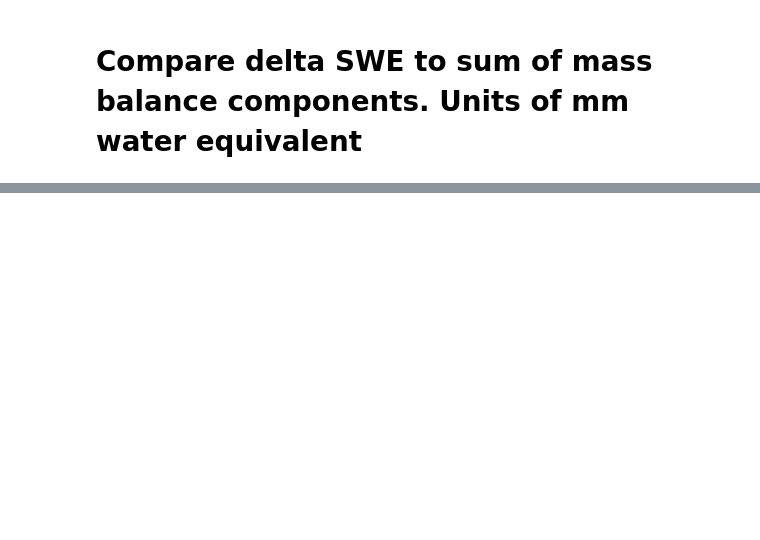
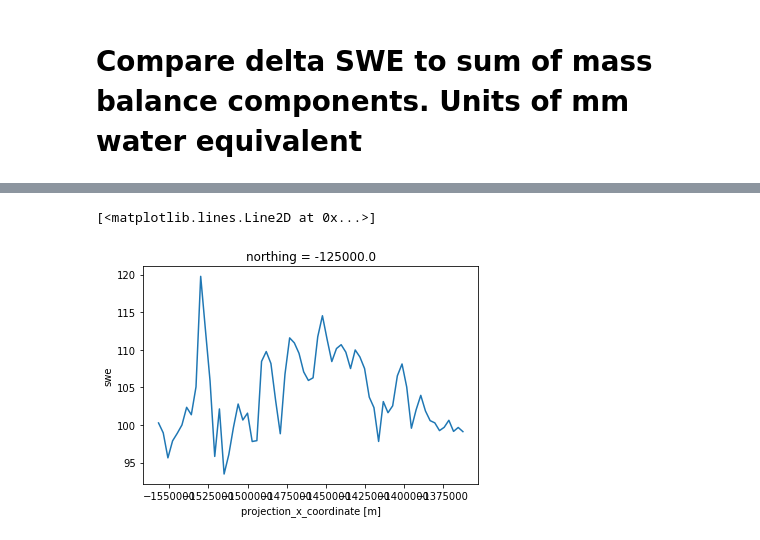
Before and after one commit to EricKeenan/SNOWPACK_WAIS, a Jupyter notebook: analysis/inspect_grid.ipynb, the cells around one changed output, grey strips where cells are left out. Cells and saved outputs as stored; diff of their text form; code cells hidden in the pictures; blank space fills up the shorter version.

```diff
--- a/analysis/inspect_grid.ipynb
+++ b/analysis/inspect_grid.ipynb
@@ -68,3 +78,8 @@ Mean Delta SWE (mm) = 72.670715
+# %%
+dswe[0,:].plot()
+# %% [output]
+[<matplotlib.lines.Line2D at 0x...>]
+[figure, added]
 # %%
 # Function to calculate timesum of variable
 def time_sum(ds, var):
```
Also changed, not shown: parts of 16 cells of this notebook, 8 other files.
